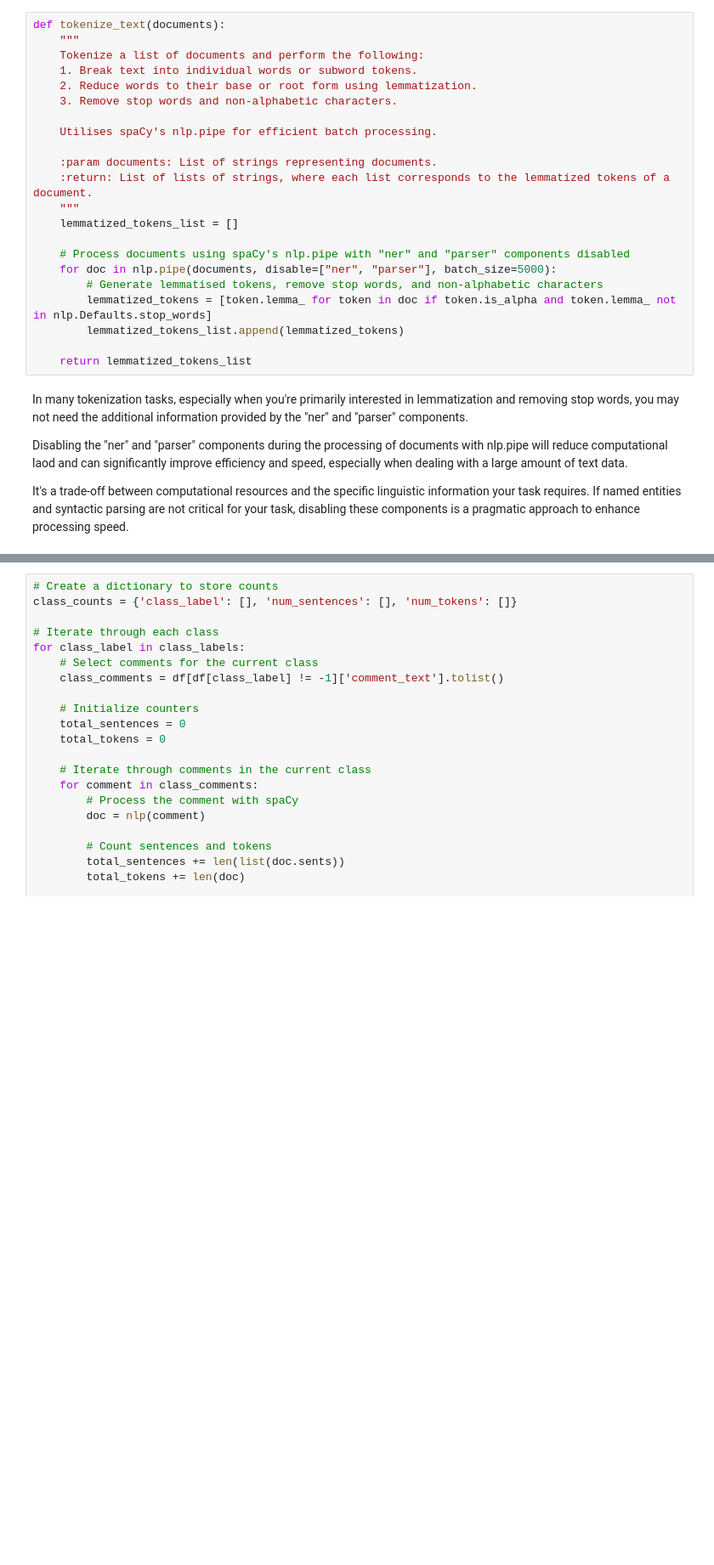
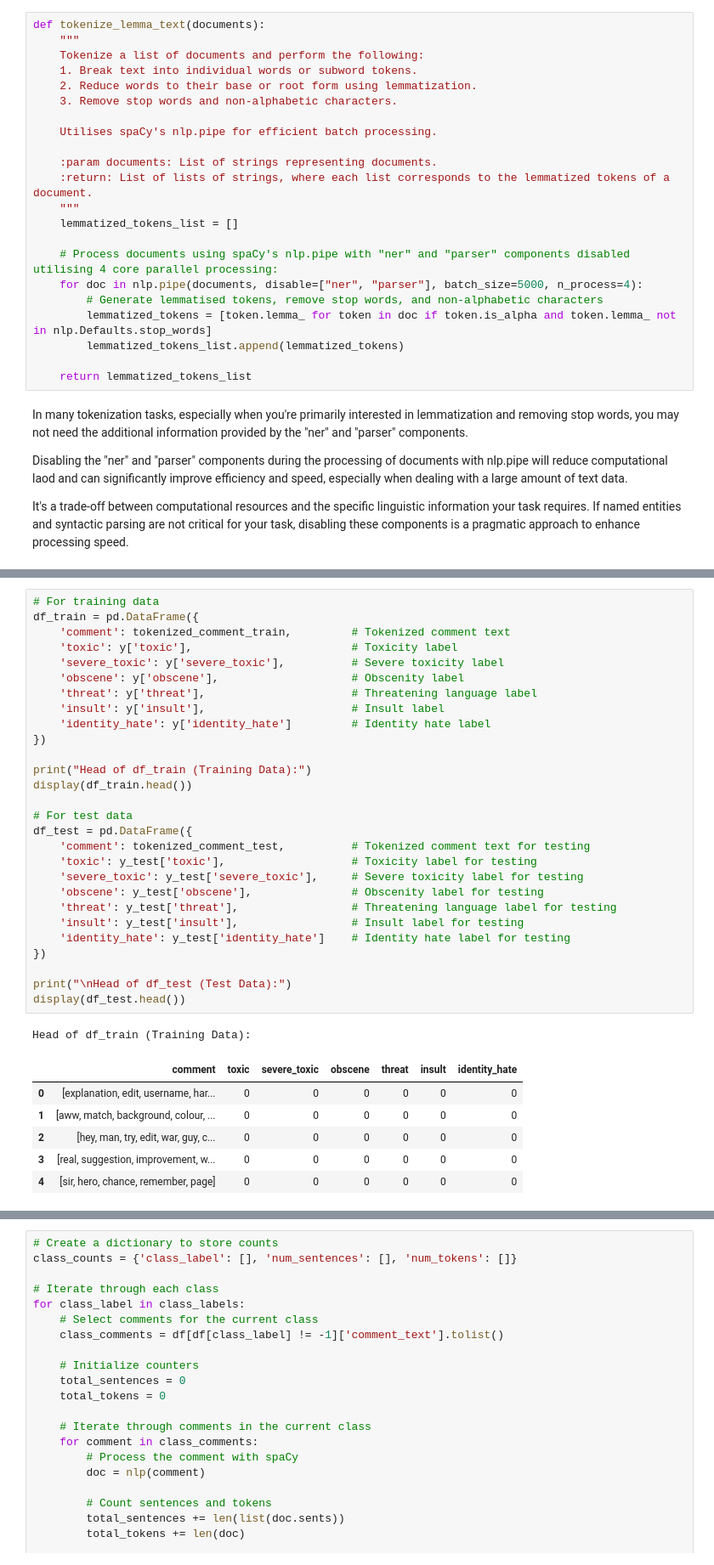
Before and after one commit to AndyH96/csck507, a Jupyter notebook: hate_comment_classifier.ipynb, the cells around one changed output, grey strips where cells are left out. Shown: that part at 85% size. Cells and saved outputs as stored; diff of their text form; blank space fills up the shorter version.

```diff
--- a/hate_comment_classifier.ipynb
+++ b/hate_comment_classifier.ipynb
@@ -181,7 +178,7 @@ The 'preprocess_text' function uses RegEx (Regular Expression) to cleanse and st
 # %% [markdown]
 ### Tokenisation and Lemmatisation
 # %%
-def tokenize_text(documents):
+def tokenize_lemma_text(documents):
     """
     Tokenize a list of documents and perform the following:
     1. Break text into individual words or subword tokens.
@@ -195,8 +192,8 @@ def tokenize_text(documents):
     """
     lemmatized_tokens_list = []
 
-    # Process documents using spaCy's nlp.pipe with "ner" and "parser" components disabled
-    for doc in nlp.pipe(documents, disable=["ner", "parser"], batch_size=5000):
+    # Process documents using spaCy's nlp.pipe with "ner" and "parser" components disabled utilising 4 core parallel processing:
+    for doc in nlp.pipe(documents, disable=["ner", "parser"], batch_size=5000, n_process=4):
         # Generate lemmatised tokens, remove stop words, and non-alphabetic characters
         lemmatized_tokens = [token.lemma_ for token in doc if token.is_alpha and token.lemma_ not in nlp.Defaults.stop_words]
         lemmatized_tokens_list.append(lemmatized_tokens)
@@ -242,0 +244,36 @@ df_test.head(10)
+# %%
+# For training data
+df_train = pd.DataFrame({
+    'comment': tokenized_comment_train,         # Tokenized comment text
+    'toxic': y['toxic'],                        # Toxicity label
+    'severe_toxic': y['severe_toxic'],          # Severe toxicity label
+    'obscene': y['obscene'],                    # Obscenity label
+    'threat': y['threat'],                      # Threatening language label
+    'insult': y['insult'],                      # Insult label
+    'identity_hate': y['identity_hate']         # Identity hate label
+})
+
+print("Head of df_train (Training Data):")
+display(df_train.head())
+
+# For test data
+df_test = pd.DataFrame({
+    'comment': tokenized_comment_test,          # Tokenized comment text for testing
+    'toxic': y_test['toxic'],                   # Toxicity label for testing
+    'severe_toxic': y_test['severe_toxic'],     # Severe toxicity label for testing
+    'obscene': y_test['obscene'],               # Obscenity label for testing
+    'threat': y_test['threat'],                 # Threatening language label for testing
+    'insult': y_test['insult'],                 # Insult label for testing
+    'identity_hate': y_test['identity_hate']    # Identity hate label for testing
+})
+
+print("\nHead of df_test (Test Data):")
+display(df_test.head())
+# %% [output]
+Head of df_train (Training Data):
+|  | comment | toxic | severe_toxic | obscene | threat | insult | identity_hate |
+| 0 | [explanation, edit, username, har... | 0 | 0 | 0 | 0 | 0 | 0 |
+| 1 | [aww, match, background, colour, ... | 0 | 0 | 0 | 0 | 0 | 0 |
+| 2 | [hey, man, try, edit, war, guy, c... | 0 | 0 | 0 | 0 | 0 | 0 |
+| 3 | [real, suggestion, improvement, w... | 0 | 0 | 0 | 0 | 0 | 0 |
+| 4 | [sir, hero, chance, remember, page] | 0 | 0 | 0 | 0 | 0 | 0 |
```
Also changed, not shown: parts of 22 cells of this notebook.
